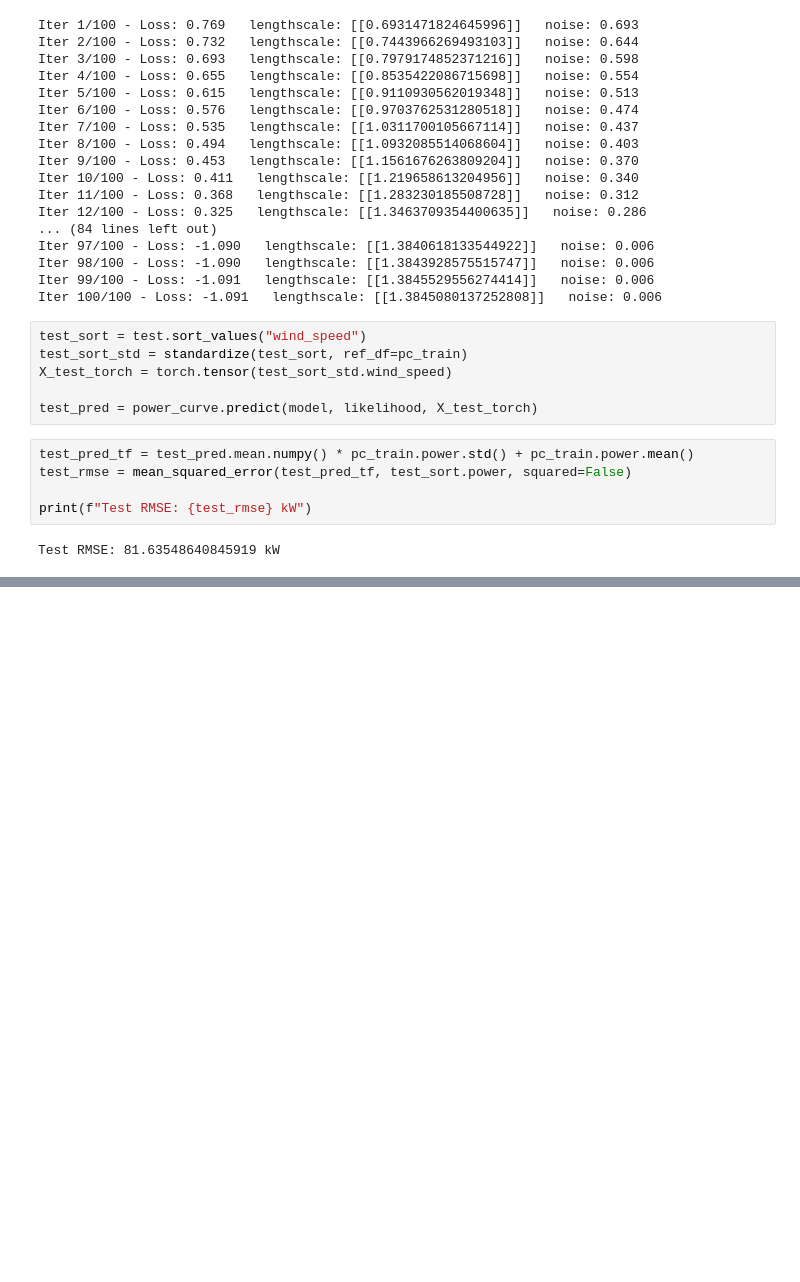
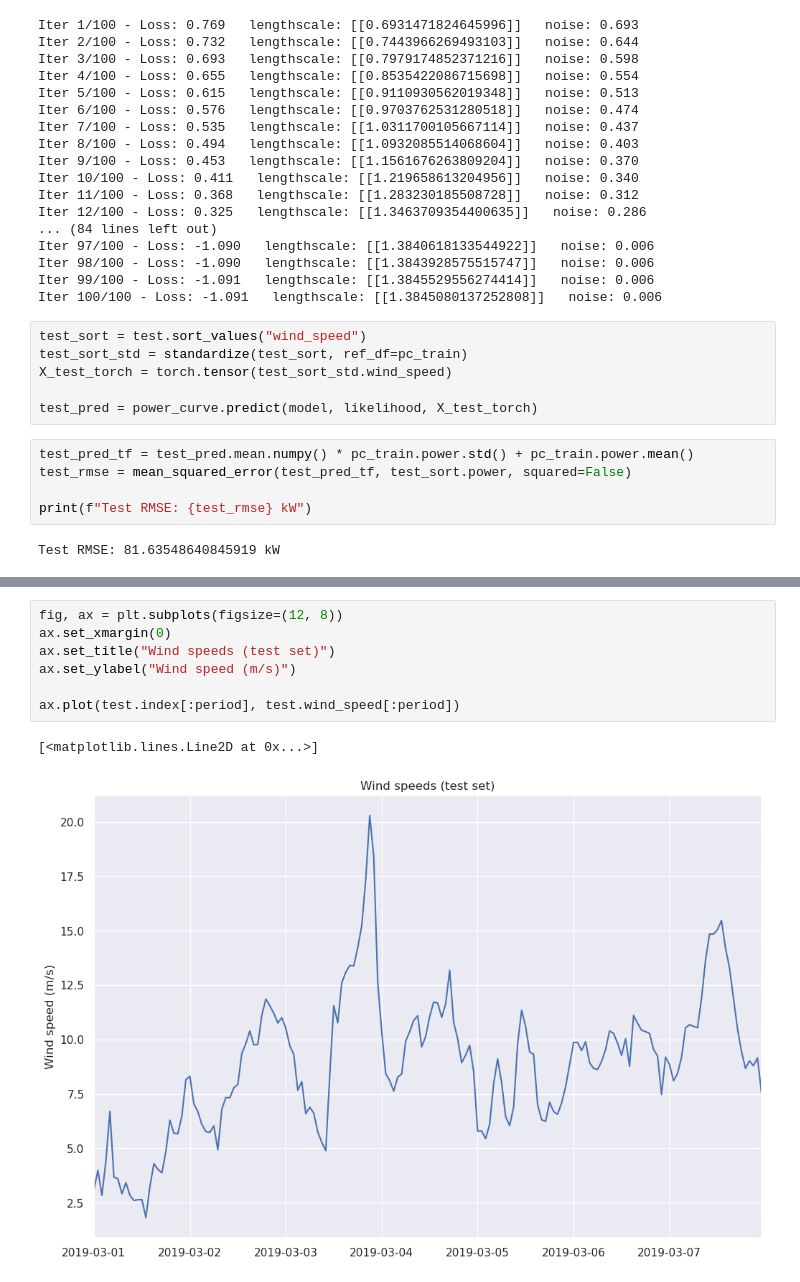
Before and after one commit to camirmas/REStats, a Jupyter notebook: REStats/notebooks/sim.ipynb, the cells around one changed output, grey strips where cells are left out. Cells and saved outputs as stored; diff of their text form; blank space fills up the shorter version.

```diff
--- a/REStats/notebooks/sim.ipynb
+++ b/REStats/notebooks/sim.ipynb
@@ -118,0 +199,10 @@ Test MAE: 164.00692680565191 kW
+# %%
+fig, ax = plt.subplots(figsize=(12, 8))
+ax.set_xmargin(0)
+ax.set_title("Wind speeds (test set)")
+ax.set_ylabel("Wind speed (m/s)")
+
+ax.plot(test.index[:period], test.wind_speed[:period])
+# %% [output]
+[<matplotlib.lines.Line2D at 0x...>]
+[figure, added]
```
Also changed, not shown: parts of 15 cells of this notebook, 1 other file.
